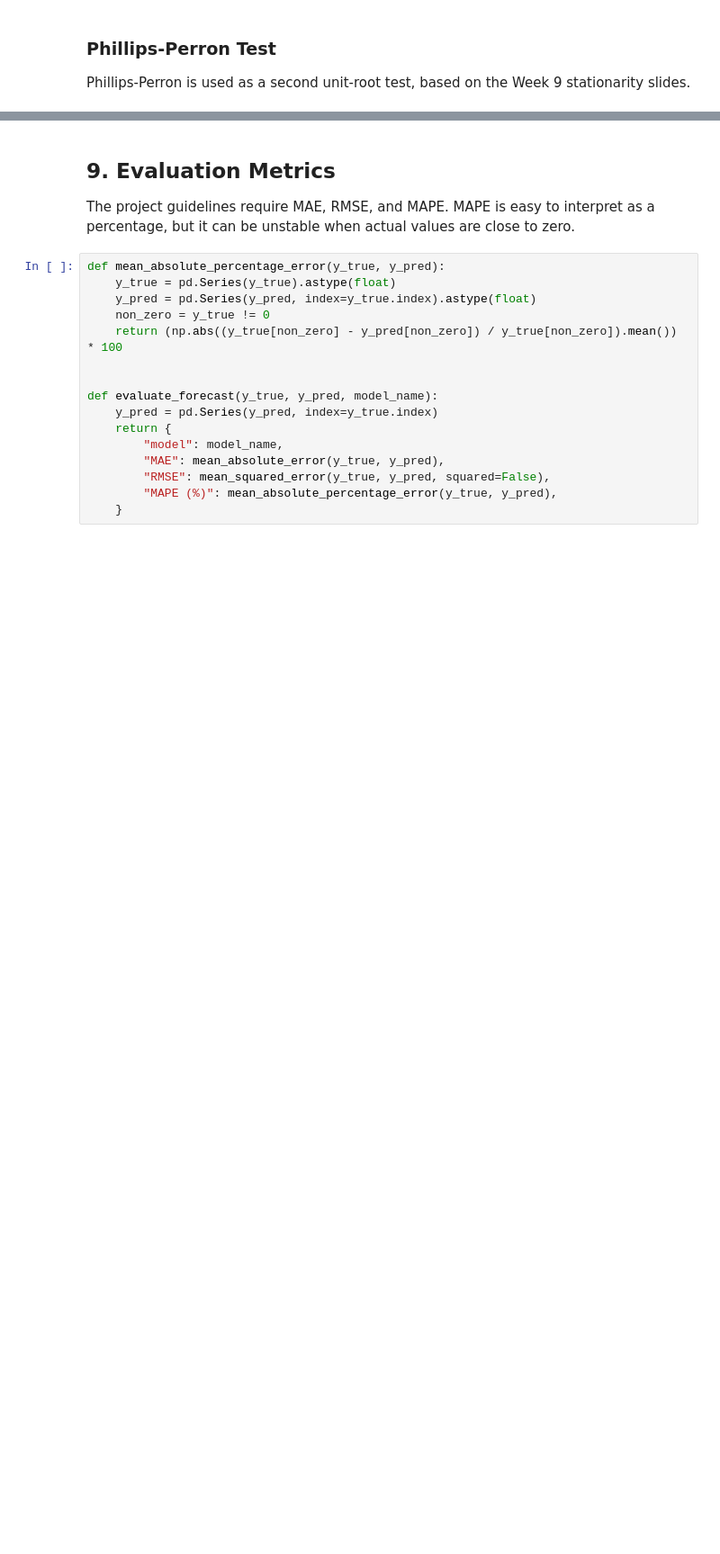
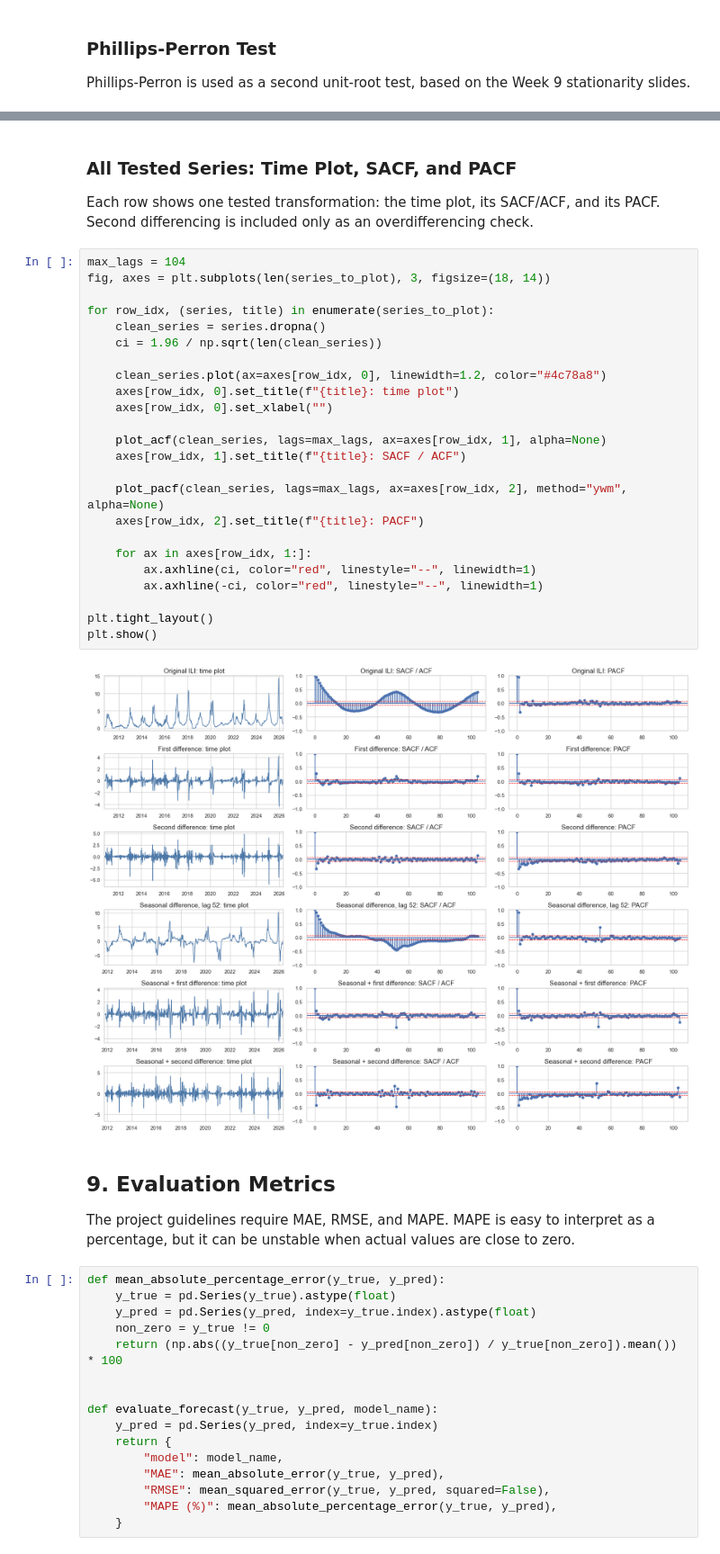
Before and after one commit to daniellaili/TimeSeriesProject, a Jupyter notebook: TimeSeries_ILI_EDA.ipynb, the cells around one changed output, grey strips where cells are left out. Shown at 90% size. Saved outputs shown, nothing was run; the diff lists cells and outputs as text; blank space fills up the shorter version.

```diff
--- a/TimeSeries_ILI_EDA.ipynb
+++ b/TimeSeries_ILI_EDA.ipynb
@@ -349,3 +358,33 @@ plt.show()
+# %% [markdown]
+### All Tested Series: Time Plot, SACF, and PACF
+
+Each row shows one tested transformation: the time plot, its SACF/ACF, and its PACF. Second differencing is included only as an overdifferencing check.
+# %%
+max_lags = 104
+fig, axes = plt.subplots(len(series_to_plot), 3, figsize=(18, 14))
+
+for row_idx, (series, title) in enumerate(series_to_plot):
+    clean_series = series.dropna()
+    ci = 1.96 / np.sqrt(len(clean_series))
+
+    clean_series.plot(ax=axes[row_idx, 0], linewidth=1.2, color="#4c78a8")
+    axes[row_idx, 0].set_title(f"{title}: time plot")
+    axes[row_idx, 0].set_xlabel("")
+
+    plot_acf(clean_series, lags=max_lags, ax=axes[row_idx, 1], alpha=None)
+    axes[row_idx, 1].set_title(f"{title}: SACF / ACF")
+
+    plot_pacf(clean_series, lags=max_lags, ax=axes[row_idx, 2], method="ywm", alpha=None)
+    axes[row_idx, 2].set_title(f"{title}: PACF")
+
+    for ax in axes[row_idx, 1:]:
+        ax.axhline(ci, color="red", linestyle="--", linewidth=1)
+        ax.axhline(-ci, color="red", linestyle="--", linewidth=1)
+
+plt.tight_layout()
+plt.show()
+# %% [output]
+[figure, added]
 # %% [markdown]
 ## 9. Evaluation Metrics
 
```
Also changed, not shown: parts of 28 cells of this notebook, 3 other files.
